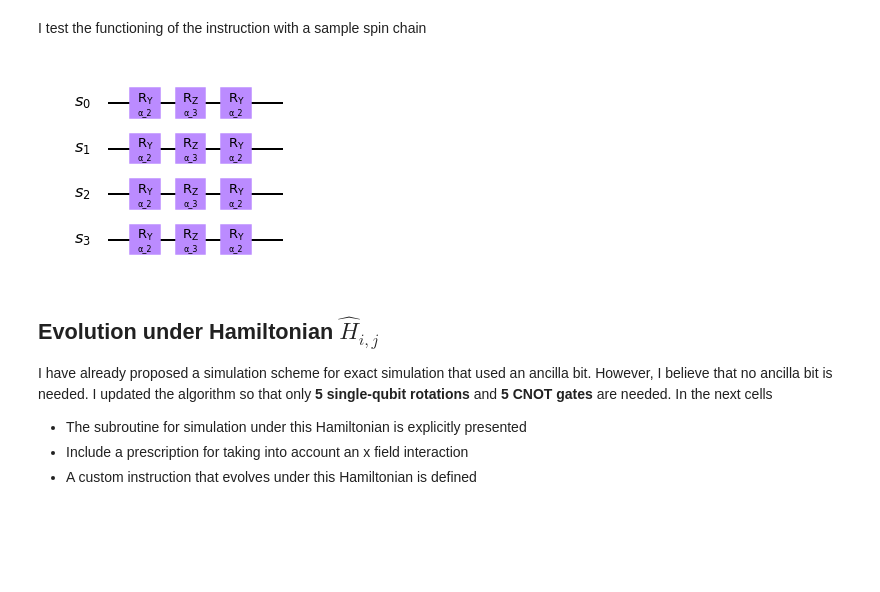
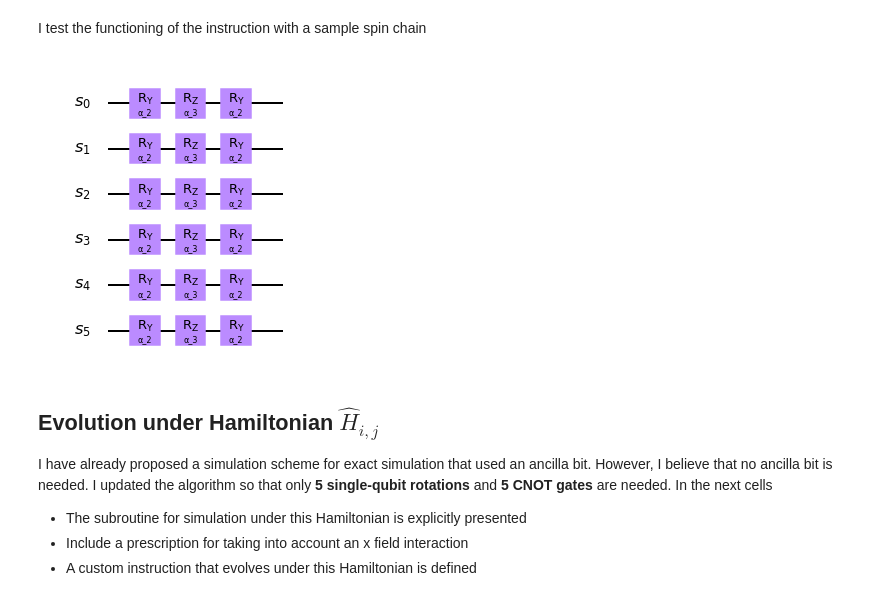
Before and after one commit to DiegoHerrera262/Thesis2020, a Jupyter notebook: Notebooks/SuzukiTrotterHeisenbergChain.ipynb, the cells around one changed output. Saved outputs shown, nothing was run; the diff lists cells and outputs as text; code cells hidden in the pictures; blank space fills up the shorter version.

```diff
--- a/Notebooks/SuzukiTrotterHeisenbergChain.ipynb
+++ b/Notebooks/SuzukiTrotterHeisenbergChain.ipynb
@@ -57,16 +57,16 @@ def U_23(spinChain):
 I test the functioning of the instruction with a sample spin chain
 # %%
 ## Create demo spin chain
-DemoSpinChain = QuantumRegister(4,name='s')
+DemoSpinChain = QuantumRegister(6,name='s')
 ## Create quantum circuit
 qc_U23 = QuantumCircuit(DemoSpinChain)
 ## Append instruction and make it explicit
 qc_U23.append(U_23(DemoSpinChain),DemoSpinChain)
 qc_U23 = qc_U23.decompose()
 ## Draw sample circuit
 qc_U23.draw(output='mpl')
 # %% [output]
-[figure, old version]
+[figure, new version]
 # %% [markdown]
 ## Evolution under Hamiltonian $\hat{H}_{i,j}$
 
```
Also changed, not shown: parts of 3 cells of this notebook, 30 other files.
